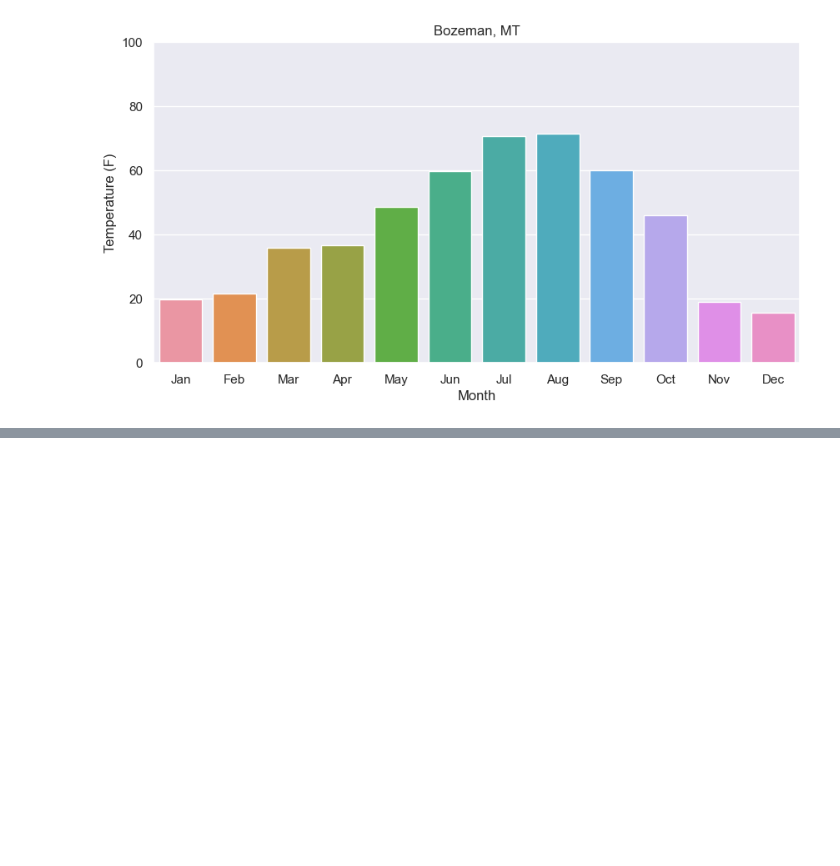
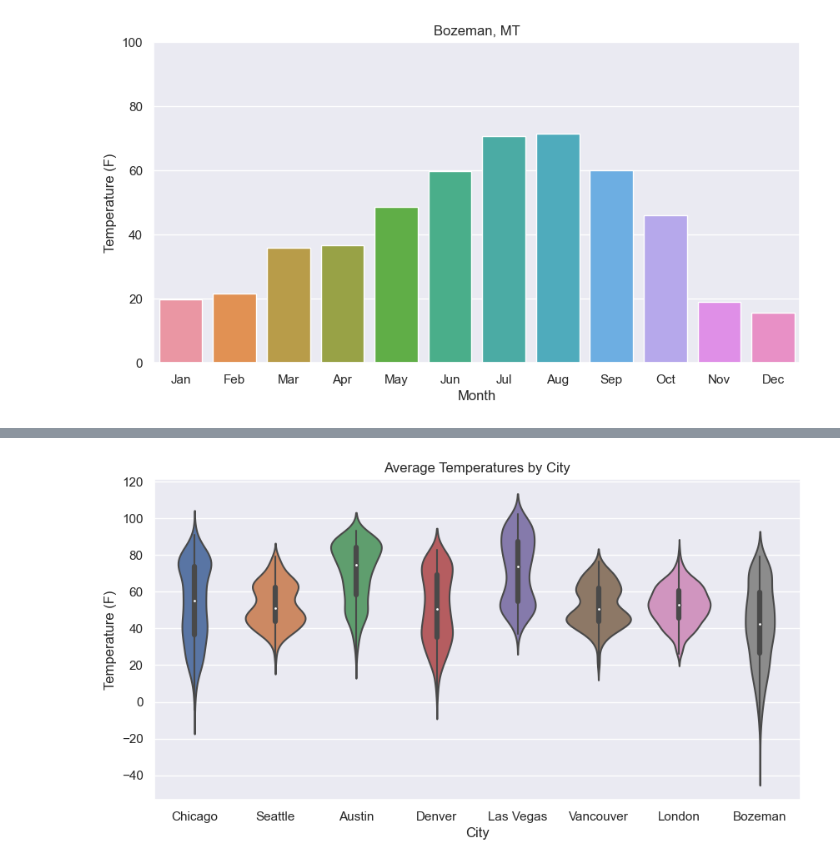
Before and after one commit to afitzer/2023-Travel, a Jupyter notebook: weather-1.ipynb, the cells around one changed output, grey strips where cells are left out. Saved outputs shown, nothing was run; the diff lists cells and outputs as text; code cells hidden in the pictures; blank space fills up the shorter version.

```diff
--- a/weather-1.ipynb
+++ b/weather-1.ipynb
@@ -187,0 +209,7 @@ bozeman_monthly_plot.figure.set_size_inches(10, 5)
+# %%
+# create a violin plot for the combined data
+violin_plot = sns.violinplot(data=combined_data, x="city", y="tavg")
+violin_plot.set(xlabel="City", ylabel="Temperature (F)", title="Average Temperatures by City")
+violin_plot.figure.set_size_inches(10, 5)
+# %% [output]
+[figure, added]
```
Also changed, not shown: parts of 6 cells of this notebook, 1 other file.
